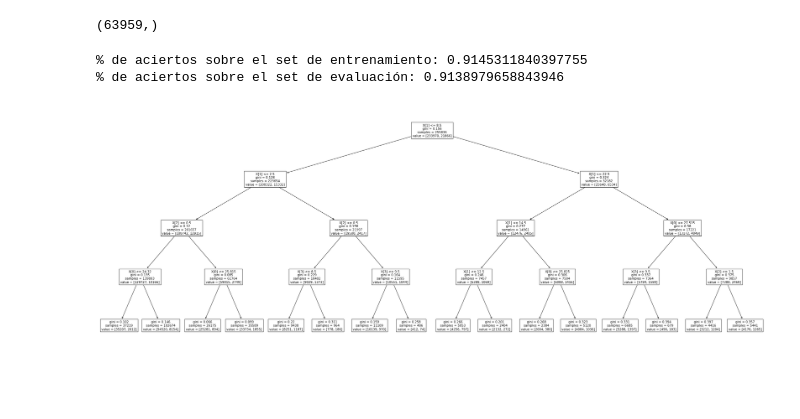
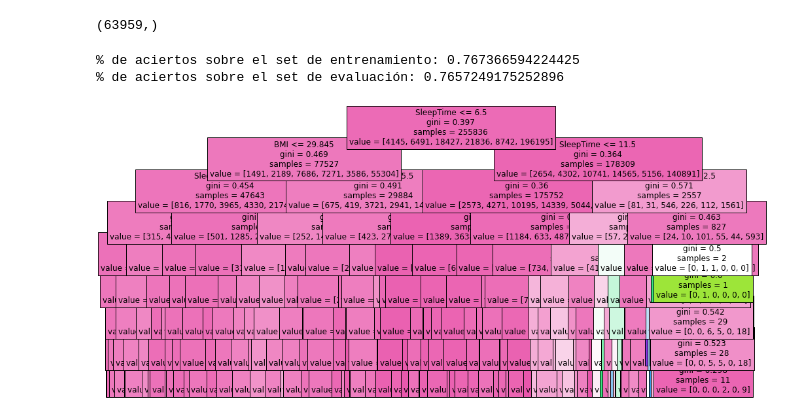
Before and after one commit to rabihaggle/DataScientist, a Jupyter notebook: arboldecision.ipynb, the cells around one changed output. Drawn from its saved outputs; the diff is of its cells as text; code cells hidden in the pictures; blank space fills up the shorter version.

Commit message:
cambie arbol decision a raza

```diff
--- a/arboldecision.ipynb
+++ b/arboldecision.ipynb
@@ -37,4 +37,4 @@ df.head()
 # %%
 X = df.drop(['HeartDisease','Smoking','AlcoholDrinking','Stroke','DiffWalking','Sex','AgeCategory','Race',
 'Diabetic','PhysicalActivity','GenHealth','Asthma','KidneyDisease','SkinCancer'], axis=1)
-y = df['HeartDisease']
+y = df['Race']
@@ -46,7 +65,7 @@ from sklearn.model_selection import train_test_split
 X_train, X_test, y_train, y_test = train_test_split(X, y, test_size=0.20, random_state=42)
 # %%
 from sklearn.tree import DecisionTreeClassifier #Importamos el modelo
-tree = DecisionTreeClassifier(max_depth=4, random_state = 7) #Creamos el modelo
+tree = DecisionTreeClassifier(max_depth=8, random_state = 7) #Creamos el modelo
 # %%
 #Entrenamos el modelo
 clf = tree.fit(X_train,y_train)
@@ -73,14 +92,15 @@ test_accuracy = accuracy_score(y_test, y_test_pred)
 print('% de aciertos sobre el set de entrenamiento:', train_accuracy)
 print('% de aciertos sobre el set de evaluación:',test_accuracy)
 # %% [output]
-% de aciertos sobre el set de entrenamiento: 0.9145311840397755
-% de aciertos sobre el set de evaluación: 0.9138979658843946
+% de aciertos sobre el set de entrenamiento: 0.767366594224425
+% de aciertos sobre el set de evaluación: 0.7657249175252896
-# %%
-from sklearn import tree
-plt.figure(figsize=(40,15))
-tree.plot_tree(clf)
-
-plt.show()
-# %% [output]
-[figure, removed]
+# %%
+from sklearn.tree import plot_tree # Función para visualizar el árbol
+import matplotlib.pyplot as plt
+
+fig, ax = plt.subplots(figsize = (15, 8))
+plot_tree(tree, feature_names=X.columns, fontsize = 12, filled = True, ax = ax)
+plt.show()
+# %% [output]
+[figure, added]
 # %%
```
Also changed, not shown: parts of 4 cells of this notebook, 2 other files.
